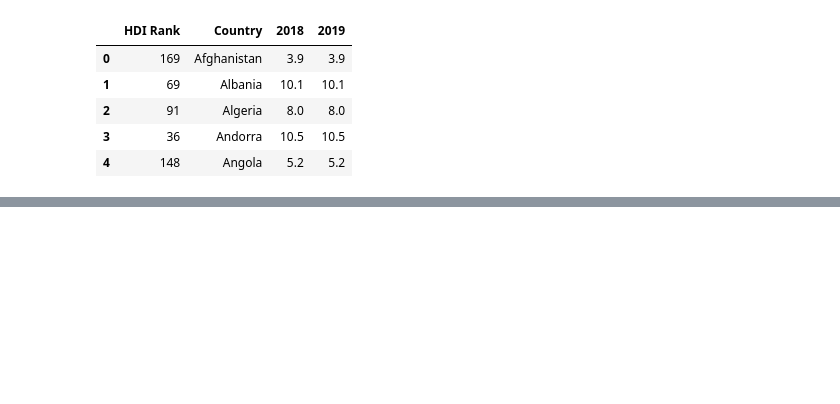
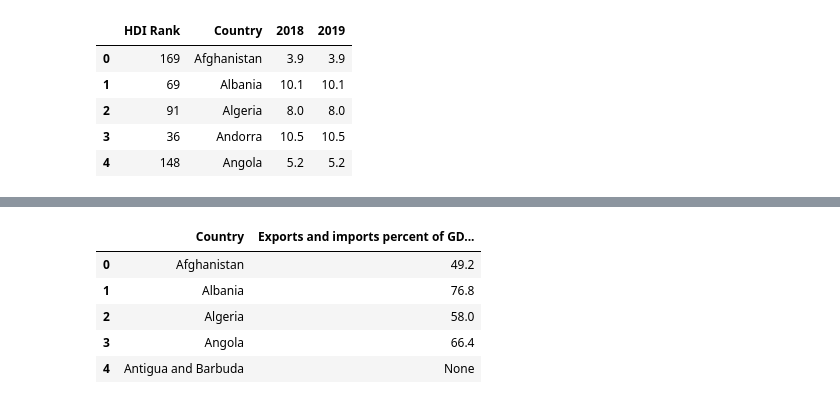
Before and after one commit to bourydamien/Projet_bonheur, a Jupyter notebook: Rapport_bonheur.ipynb, the cells around one changed output, grey strips where cells are left out. Cells and saved outputs as stored; diff of their text form; code cells hidden in the pictures; blank space fills up the shorter version.

```diff
--- a/Rapport_bonheur.ipynb
+++ b/Rapport_bonheur.ipynb
@@ -576,0 +577,2 @@ dfb.to_csv('bonheur_avec_meanyearschooling.csv', index=False)
+# %%
+dfexp=pd.read_csv('Exports and imports percent of GDP.csv', usecols=['Country', '2018'])
@@ -576,0 +628,9 @@ dfb.to_csv('bonheur_avec_meanyearschooling.csv', index=False)
+# %%
+dfexp.head()
+# %% [output]
+|  | Country | Exports and imports percent of GD... |
+| 0 | Afghanistan | 49.2 |
+| 1 | Albania | 76.8 |
+| 2 | Algeria | 58.0 |
+| 3 | Angola | 66.4 |
+| 4 | Antigua and Barbuda | None |
```
Also changed, not shown: parts of 60 cells of this notebook, 3 other files.
